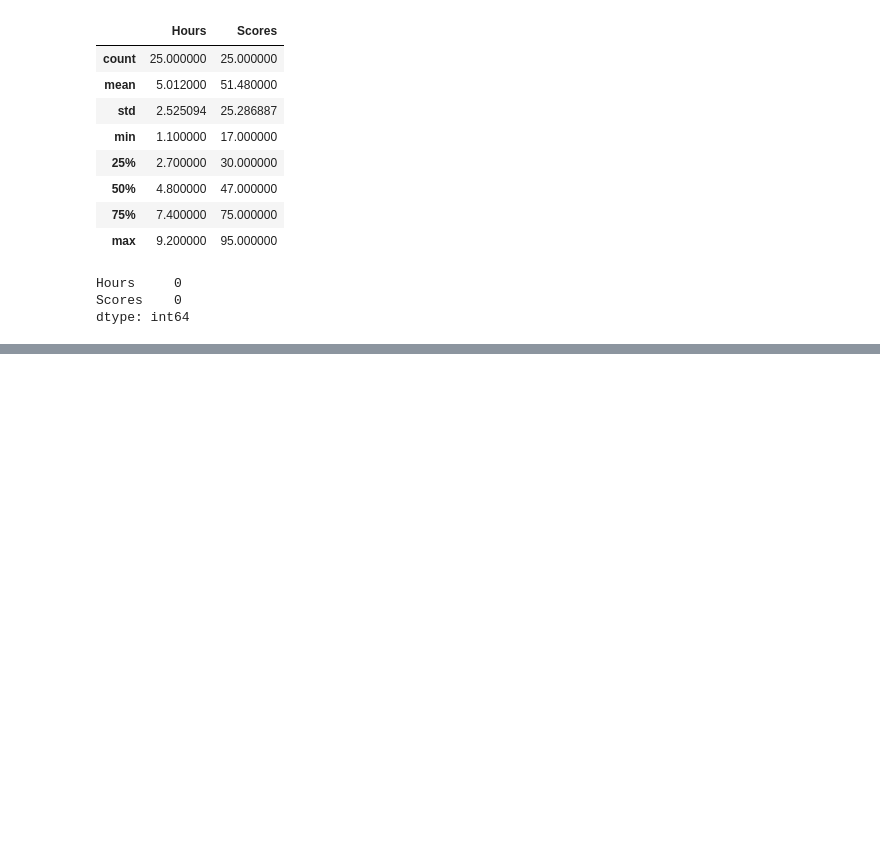
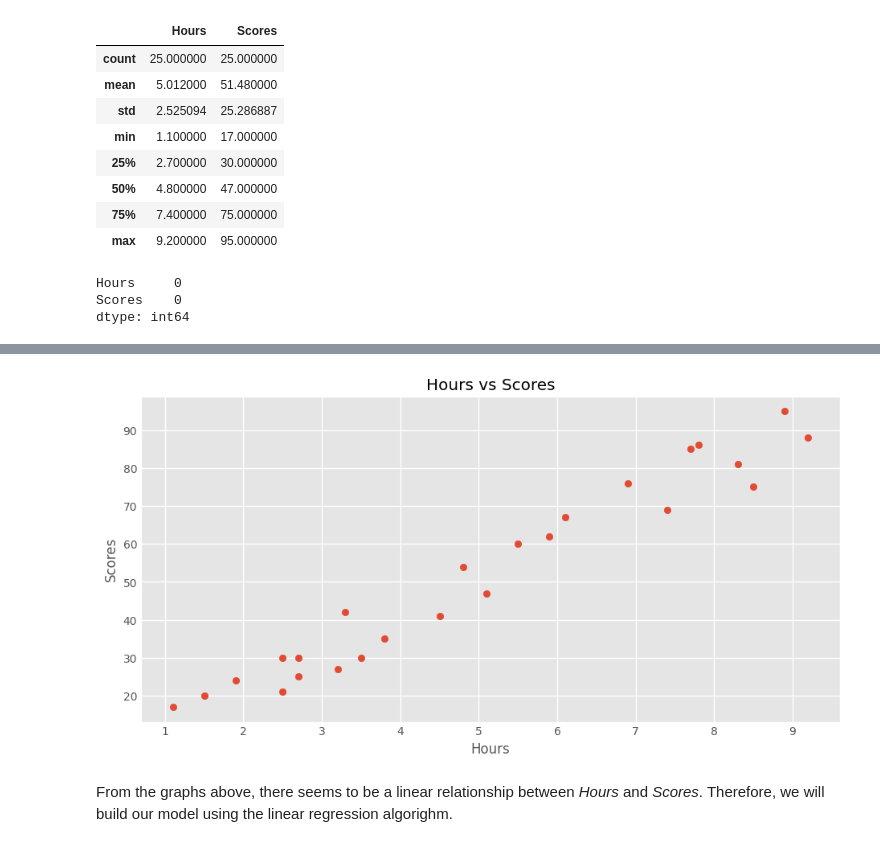
Before and after one commit to fash33/Score-Prediction-Using-Supervised-ML, a Jupyter notebook: preds.ipynb, the cells around one changed output, grey strips where cells are left out. Saved outputs shown, nothing was run; the diff lists cells and outputs as text; code cells hidden in the pictures; blank space fills up the shorter version.

```diff
--- a/preds.ipynb
+++ b/preds.ipynb
@@ -80,0 +97,12 @@ dtype: int64
+# %%
+plt.style.use('ggplot')
+plt.figure(figsize = [10,5])
+plt.scatter(x = df['Hours'], y = df['Scores'])
+plt.title('Hours vs Scores')
+plt.xlabel('Hours')
+plt.ylabel('Scores')
+plt.show()
+# %% [output]
+[figure, added]
+# %% [markdown]
+From the graphs above, there seems to be a linear relationship between *Hours* and *Scores*. Therefore, we will build our model using the linear regression algorighm.
```
Also changed, not shown: parts of 2 cells of this notebook.
